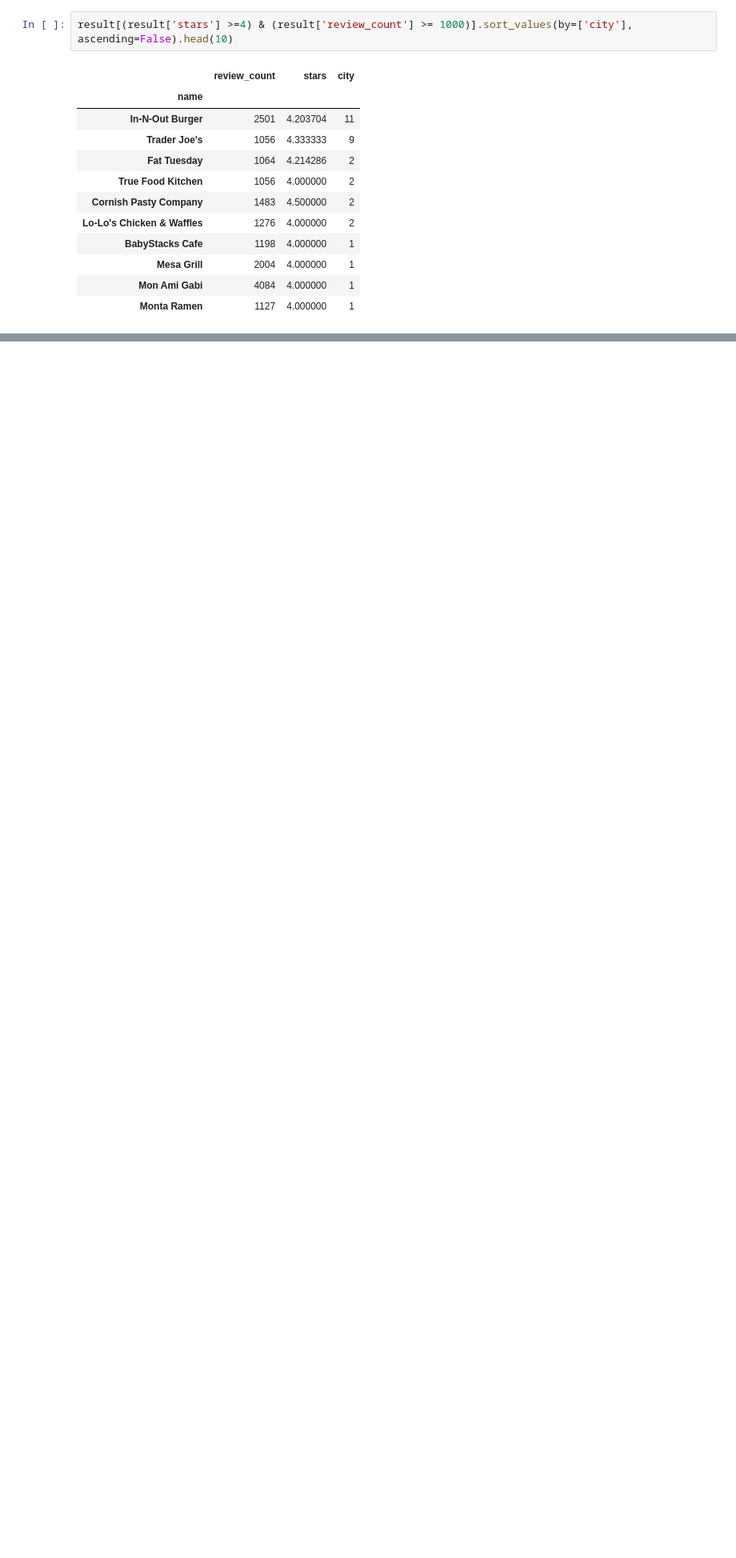
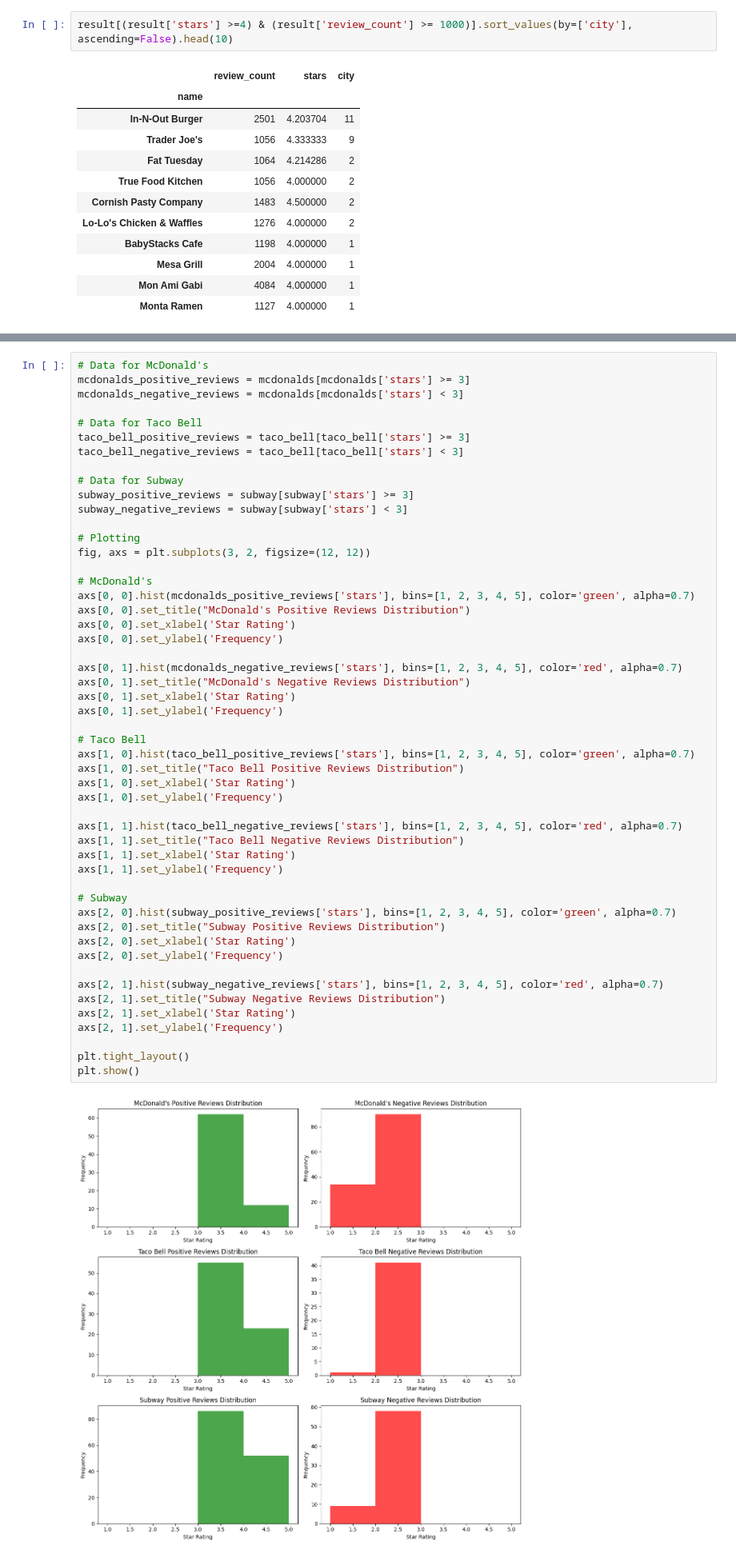
Before and after one commit to kasamdh/CS598Capstone, a Jupyter notebook: review.ipynb, the cells around one changed output, grey strips where cells are left out. Shown: that part at 80% size. Cells and saved outputs as stored; diff of their text form; blank space fills up the shorter version.

```diff
--- a/review.ipynb
+++ b/review.ipynb
@@ -107,0 +164,53 @@ result[(result['stars'] >=4) & (result['review_count'] >= 1000)].sort_values(by=
+# %%
+# Data for McDonald's
+mcdonalds_positive_reviews = mcdonalds[mcdonalds['stars'] >= 3]
+mcdonalds_negative_reviews = mcdonalds[mcdonalds['stars'] < 3]
+
+# Data for Taco Bell
+taco_bell_positive_reviews = taco_bell[taco_bell['stars'] >= 3]
+taco_bell_negative_reviews = taco_bell[taco_bell['stars'] < 3]
+
+# Data for Subway
+subway_positive_reviews = subway[subway['stars'] >= 3]
+subway_negative_reviews = subway[subway['stars'] < 3]
+
+# Plotting
+fig, axs = plt.subplots(3, 2, figsize=(12, 12))
+
+# McDonald's
+axs[0, 0].hist(mcdonalds_positive_reviews['stars'], bins=[1, 2, 3, 4, 5], color='green', alpha=0.7)
+axs[0, 0].set_title("McDonald's Positive Reviews Distribution")
+axs[0, 0].set_xlabel('Star Rating')
+axs[0, 0].set_ylabel('Frequency')
+
+axs[0, 1].hist(mcdonalds_negative_reviews['stars'], bins=[1, 2, 3, 4, 5], color='red', alpha=0.7)
+axs[0, 1].set_title("McDonald's Negative Reviews Distribution")
+axs[0, 1].set_xlabel('Star Rating')
+axs[0, 1].set_ylabel('Frequency')
+
+# Taco Bell
+axs[1, 0].hist(taco_bell_positive_reviews['stars'], bins=[1, 2, 3, 4, 5], color='green', alpha=0.7)
+axs[1, 0].set_title("Taco Bell Positive Reviews Distribution")
+axs[1, 0].set_xlabel('Star Rating')
+axs[1, 0].set_ylabel('Frequency')
+
+axs[1, 1].hist(taco_bell_negative_reviews['stars'], bins=[1, 2, 3, 4, 5], color='red', alpha=0.7)
+axs[1, 1].set_title("Taco Bell Negative Reviews Distribution")
+axs[1, 1].set_xlabel('Star Rating')
+axs[1, 1].set_ylabel('Frequency')
+
+# Subway
+axs[2, 0].hist(subway_positive_reviews['stars'], bins=[1, 2, 3, 4, 5], color='green', alpha=0.7)
+axs[2, 0].set_title("Subway Positive Reviews Distribution")
+axs[2, 0].set_xlabel('Star Rating')
+axs[2, 0].set_ylabel('Frequency')
+
+axs[2, 1].hist(subway_negative_reviews['stars'], bins=[1, 2, 3, 4, 5], color='red', alpha=0.7)
+axs[2, 1].set_title("Subway Negative Reviews Distribution")
+axs[2, 1].set_xlabel('Star Rating')
+axs[2, 1].set_ylabel('Frequency')
+
+plt.tight_layout()
+plt.show()
+# %% [output]
+[figure, added]
```
Also changed, not shown: parts of 1 cell of this notebook.
